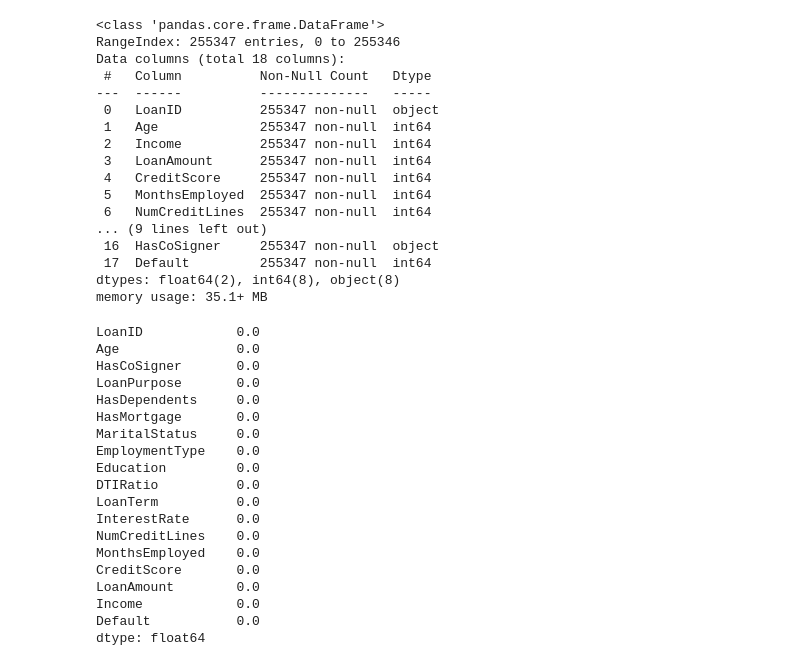
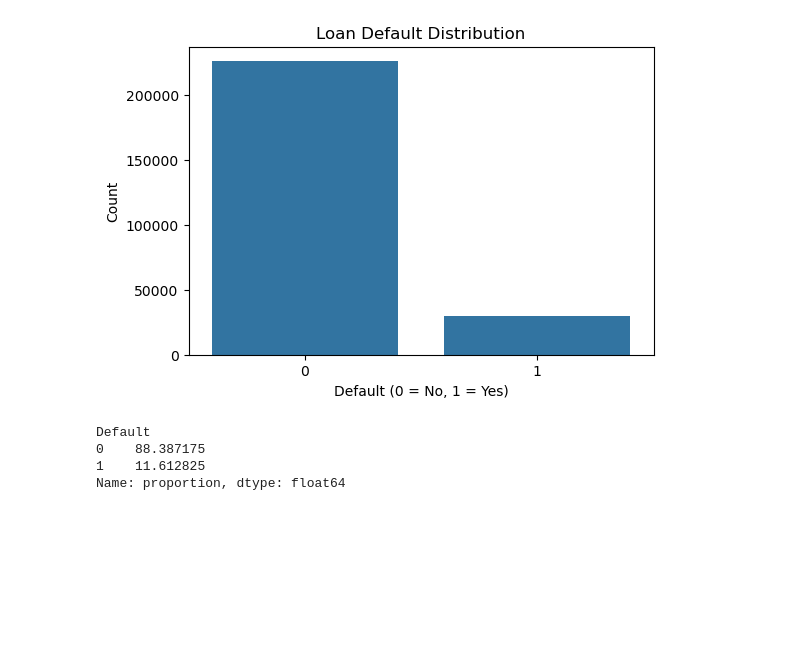
Before and after one commit to Asisi25/loan_default_project, a Jupyter notebook: notebook/loan_default_analysis.ipynb, the cells around one changed output. Cells and saved outputs as stored; diff of their text form; code cells hidden in the pictures; blank space fills up the shorter version.

```diff
--- a/notebook/loan_default_analysis.ipynb
+++ b/notebook/loan_default_analysis.ipynb
@@ -48,4 +82,12 @@ df.head()
 # %%
-# Display last rows
-df.tail()
+#TARGET DISTRIBUTION (EDA)
+
+plt.figure(figsize=(6,4))
+sns.countplot(x=df["Default"].astype(str))
+plt.title("Loan Default Distribution")
+plt.xlabel("Default (0 = No, 1 = Yes)")
+plt.ylabel("Count")
+plt.show()
+
+df["Default"].value_counts(normalize=True) * 100
 # %% [output]
@@ -57,0 +94,5 @@ df.tail()
+[figure, added]
+Default
+0    88.387175
+1    11.612825
+Name: proportion, dtype: float64
@@ -58,46 +104,15 @@ df.tail()
 # %%
-# Dataset structure
-df.info()
+#FEATURE / TARGET SPLIT
+
+X = df.drop(columns=["LoanID", "Default"])
+y = df["Default"]
-# %% [output]
-<class 'pandas.core.frame.DataFrame'>
-RangeIndex: 255347 entries, 0 to 255346
-Data columns (total 18 columns):
- #   Column          Non-Null Count   Dtype
----  ------          --------------   -----
- 0   LoanID          255347 non-null  object
- 1   Age             255347 non-null  int64
- 2   Income          255347 non-null  int64
- 3   LoanAmount      255347 non-null  int64
- 4   CreditScore     255347 non-null  int64
- 5   MonthsEmployed  255347 non-null  int64
- 6   NumCreditLines  255347 non-null  int64
-... (9 lines left out)
- 16  HasCoSigner     255347 non-null  object
- 17  Default         255347 non-null  int64
-dtypes: float64(2), int64(8), object(8)
-memory usage: 35.1+ MB
 # %%
+# COLUMN TYPES
+numerical_cols = X.select_dtypes(include=["int64", "float64"]).columns.tolist()
+categorical_cols = X.select_dtypes(include=["object"]).columns.tolist()
 
-df.describe()
-df.isnull().mean().sort_values(ascending=False)
+LOW_CARD_THRESHOLD = 10
+
+low_card_cols = [c for c in categorical_cols if X[c].nunique() <= LOW_CARD_THRESHOLD]
+high_card_cols = [c for c in categorical_cols if X[c].nunique() > LOW_CARD_THRESHOLD]
-# %% [output]
-LoanID            0.0
-Age               0.0
-HasCoSigner       0.0
-LoanPurpose       0.0
-HasDependents     0.0
-HasMortgage       0.0
-MaritalStatus     0.0
-EmploymentType    0.0
-Education         0.0
-DTIRatio          0.0
-LoanTerm          0.0
-InterestRate      0.0
-NumCreditLines    0.0
-MonthsEmployed    0.0
-CreditScore       0.0
-LoanAmount        0.0
-Income            0.0
-Default           0.0
-dtype: float64
 # %%
```
Also changed, not shown: parts of 13 cells of this notebook, 6 other files.
